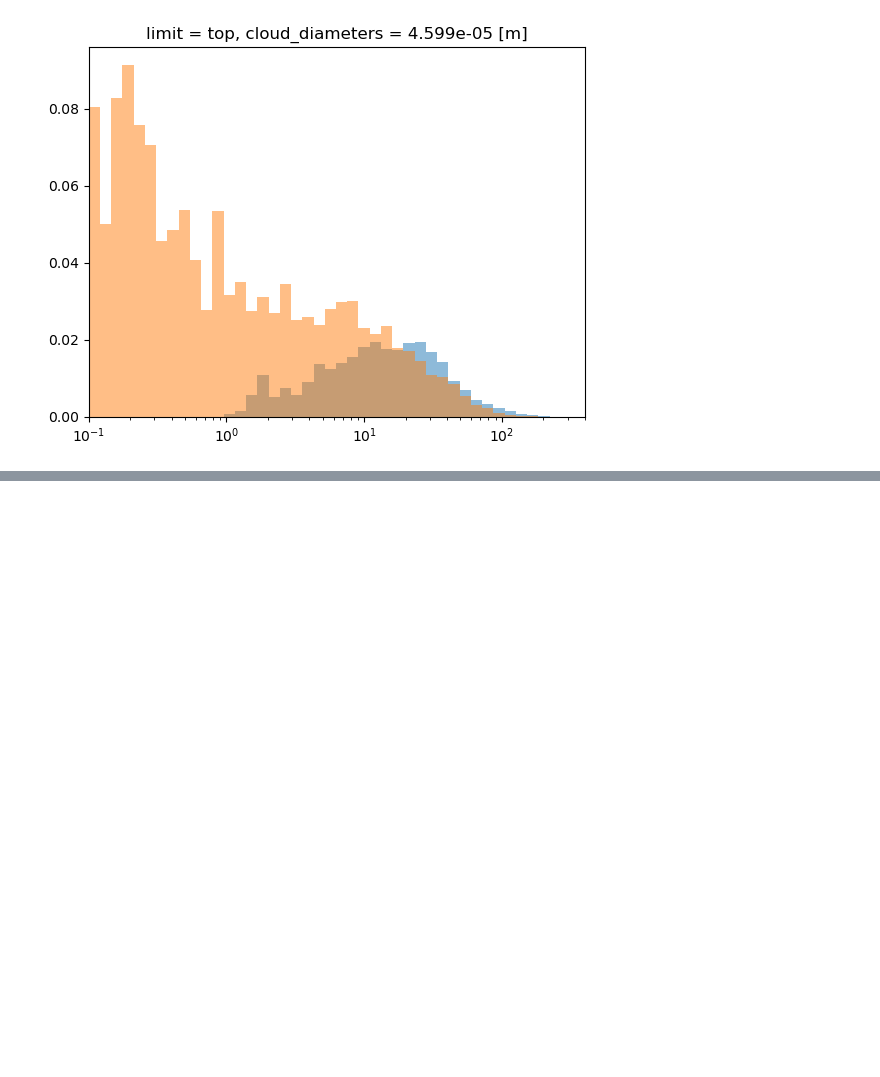
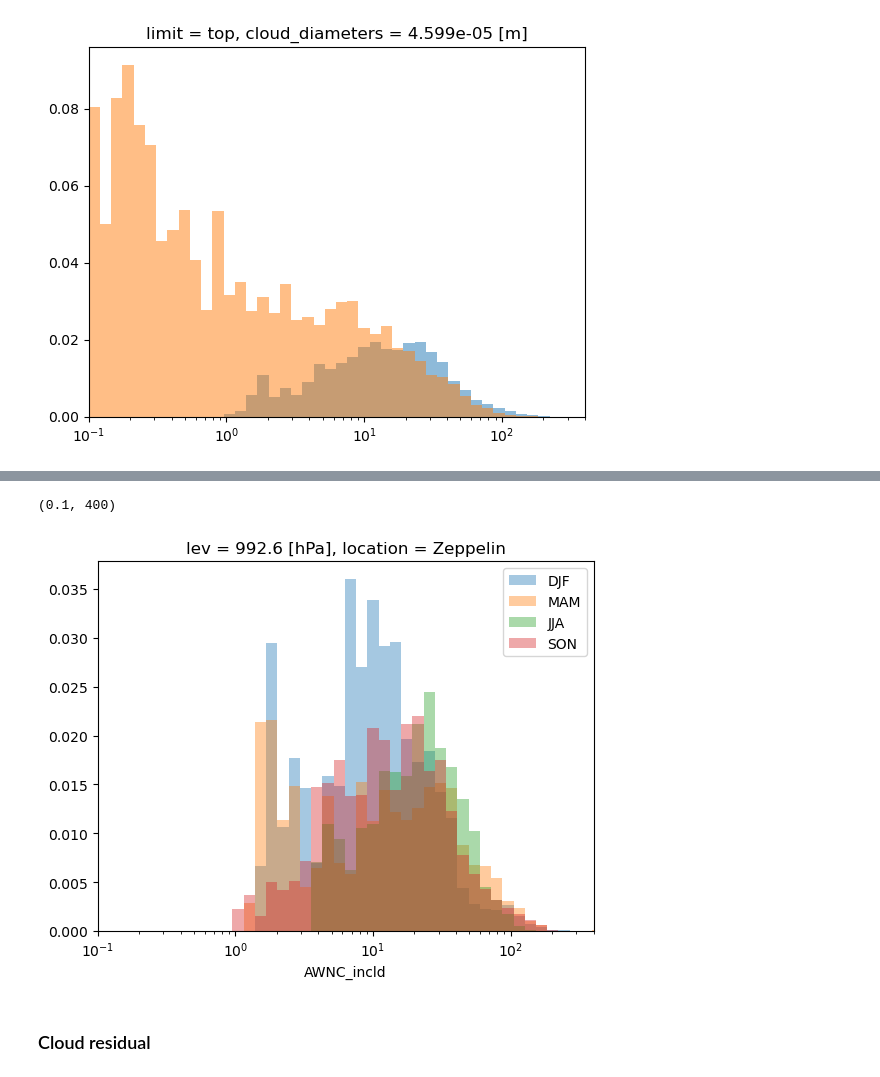
Before and after one commit to eScience-course/-Tjaernoe2022-group1, a Jupyter notebook: notebooks/Ingvild/NorESMatZeppelin.ipynb, the cells around one changed output, grey strips where cells are left out. Cells and saved outputs as stored; diff of their text form; code cells hidden in the pictures; blank space fills up the shorter version.

```diff
--- a/notebooks/Ingvild/NorESMatZeppelin.ipynb
+++ b/notebooks/Ingvild/NorESMatZeppelin.ipynb
@@ -361,0 +382,2 @@ Nx_cloud.plot()#bins=np.logspace(-1,3,50), alpha=.5, density=True)
+# %%
+ds_seasons = ds.groupby('time.season')
@@ -361,0 +471,13 @@ Nx_cloud.plot()#bins=np.logspace(-1,3,50), alpha=.5, density=True)
+# %%
+for s in ['DJF', 'MAM', 'JJA', 'SON']:
+    ds_seasons[s].isel(lev=-1).sel(location='Zeppelin')['AWNC_incld'].plot.hist(density=True,alpha=0.4, bins=np.logspace(-1,3,50), label=s)
+
+plt.legend()
+
+plt.xscale('log')
+plt.xlim([0.1,400])
+# %% [output]
+(0.1, 400)
+[figure, added]
+# %% [markdown]
+### Cloud residual
```
Also changed, not shown: parts of 19 cells of this notebook.
